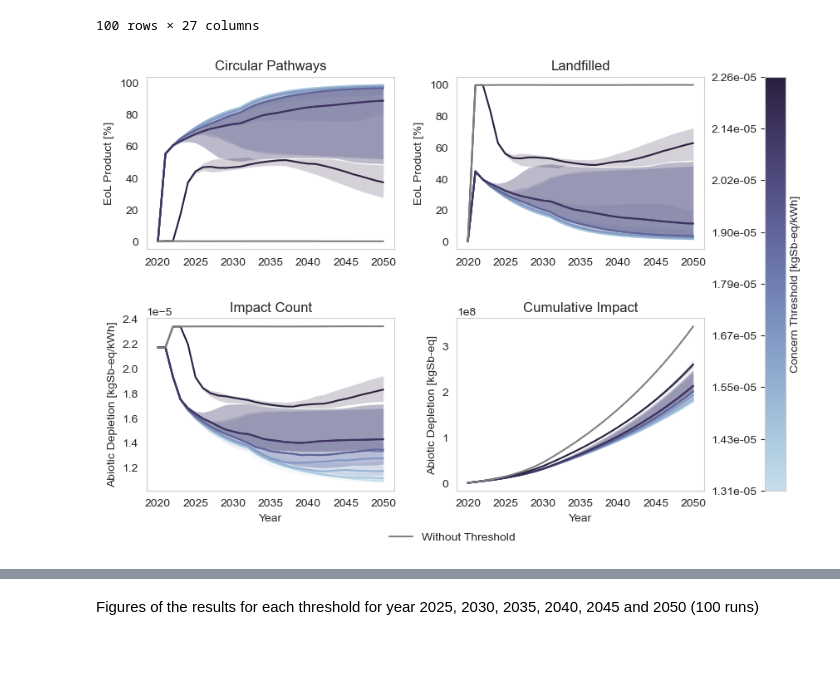
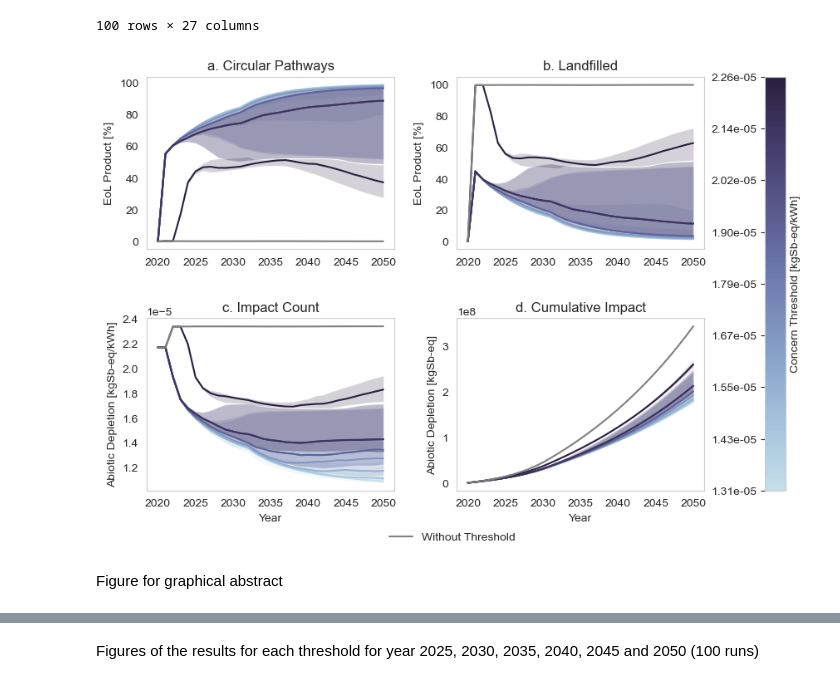
Before and after one commit to rivm-syso/PV-ABM-LCA, a Jupyter notebook: batch_visualize.ipynb, the cells around one changed output, grey strips where cells are left out. Cells and saved outputs as stored; diff of their text form; code cells hidden in the pictures; blank space fills up the shorter version.

Commit message:
final changes to figures

```diff
--- a/batch_visualize.ipynb
+++ b/batch_visualize.ipynb
@@ -13,11 +13,11 @@ if USE:
     unit= "kgSb-eq/kWh"
 else:
     folder = "ClimateChange"
-    impact_score = "Climate Change [kgCO2-eq/kWh]"
-    cumulative_impact = "Climate Change [kgCO2-eq]"
-    threshold_c = "Concern Threshold [kgCO2-eq/kWh]"
-    threshold_i = "Indifference Threshold [kgCO2-eq/kWh]"
-    unit= "kgCO2-eq/kWh"
+    impact_score = "Climate Change [kgCO$_2$-eq/kWh]"
+    cumulative_impact = "Climate Change [kgCO$_2$-eq]"
+    threshold_c = "Concern Threshold [kgCO$_2$-eq/kWh]"
+    threshold_i = "Indifference Threshold [kgCO$_2$-eq/kWh]"
+    unit= "kgCO$_2$-eq/kWh"
 # %% [markdown]
 Load the data for a run combining 10 threshold of concern with 10 thresholds of indifference
 # %%
@@ -179,7 +179,7 @@ from matplotlib.lines import Line2D
 
 # Set the concern threshold
 unique_thresholds1 = np.sort(results_df_agg['threshold_concern'].unique())
-concern_threshold = unique_thresholds1[7]  ############################## Change the index to select the concern threshold
+concern_threshold = unique_thresholds1[7]  ### Change the index to select the concern threshold
 
 # Filter the DataFrame
 filtered_df = results_df_agg[(results_df_agg["seed"] == 1) & (results_df_agg["threshold_concern"] == concern_threshold) & (results_df_agg["threshold_indifference"] < 0.9*concern_threshold)]
@@ -194,10 +194,10 @@ fig, axs = plt.subplots(2, 2, figsize=(9, 6))
 
 # Plot configurations
 plot_configs = [
-    {"y": "EoL - circular pathways", "ylabel": "EoL product [%]", "title": "Circular Pathways", "ax": axs[0, 0]},
-    {"y": "EoL - landfilled", "ylabel": "EoL product [%]", "title": "Landfilled", "ax": axs[0, 1]},
-    {"y": "Cumulative impact", "ylabel": cumulative_impact, "xlabel": "Year", "title": "Cumulative Impact", "ax": axs[1, 1]},
-    {"y": "Impact count", "ylabel": impact_score, "xlabel": "Year", "title": "Impact Count", "ax": axs[1, 0]},
+    {"y": "EoL - circular pathways", "ylabel": "EoL product [%]", "title": "a. Circular Pathways", "ax": axs[0, 0]},
+    {"y": "EoL - landfilled", "ylabel": "EoL product [%]", "title": "b. Landfilled", "ax": axs[0, 1]},
+    {"y": "Cumulative impact", "ylabel": cumulative_impact, "xlabel": "Year", "title": "d. Cumulative Impact", "ax": axs[1, 1]},
+    {"y": "Impact count", "ylabel": impact_score, "xlabel": "Year", "title": "c. Impact Count", "ax": axs[1, 0]},
 ]
 
 # Create line plots
@@ -410,10 +406,10 @@ fig, axs = plt.subplots(2, 2, figsize=(9, 6))
 
 # Plot configurations
 plot_configs = [
-    {"y": "EoL - circular pathways_<lambda_1>", "y_25": "EoL - circular pathways_<lambda_0>", "y_75": "EoL - circular pathways_<lambda_2>", "ylabel": "EoL Product [%]", "title": "Circular Pathways", "ax": axs[0, 0]},
-    {"y": "EoL - landfilled_<lambda_1>", "y_25": "EoL - landfilled_<lambda_0>", "y_75": "EoL - landfilled_<lambda_2>", "ylabel": "EoL Product [%]", "title": "Landfilled", "ax": axs[0, 1]},
-    {"y": "Cumulative impact_quantile_50", "y_25": "Cumulative impact_quantile_25", "y_75": "Cumulative impact_quantile_75","ylabel": cumulative_impact, "xlabel": "Year", "title": "Cumulative Impact", "ax": axs[1, 1]},
-    {"y": "Impact count_<lambda_1>", "y_25": "Impact count_<lambda_0>", "y_75": "Impact count_<lambda_2>", "ylabel": impact_score, "xlabel": "Year", "title": "Impact Count", "ax": axs[1, 0]},
+    {"y": "EoL - circular pathways_<lambda_1>", "y_25": "EoL - circular pathways_<lambda_0>", "y_75": "EoL - circular pathways_<lambda_2>", "ylabel": "EoL Product [%]", "title": "a. Circular Pathways", "ax": axs[0, 0]},
+    {"y": "EoL - landfilled_<lambda_1>", "y_25": "EoL - landfilled_<lambda_0>", "y_75": "EoL - landfilled_<lambda_2>", "ylabel": "EoL Product [%]", "title": "b. Landfilled", "ax": axs[0, 1]},
+    {"y": "Cumulative impact_quantile_50", "y_25": "Cumulative impact_quantile_25", "y_75": "Cumulative impact_quantile_75","ylabel": cumulative_impact, "xlabel": "Year", "title": "d. Cumulative Impact", "ax": axs[1, 1]},
+    {"y": "Impact count_<lambda_1>", "y_25": "Impact count_<lambda_0>", "y_75": "Impact count_<lambda_2>", "ylabel": impact_score, "xlabel": "Year", "title": "c. Impact Count", "ax": axs[1, 0]},
 ]
 
 # Identify thresholds that produce unique results
@@ -433,7 +429,7 @@ norm = plt.Normalize(min(unique_thresholds), max(unique_thresholds_1))
 filtered_df = results_df[results_df["threshold_concern"].isin(unique_thresholds)]
 
 # Create line plots with shaded areas for the 25th and 75th percentiles
-for config in plot_configs:
+for i, config in enumerate(plot_configs):
     for key, grp in filtered_df.groupby("threshold_concern"):
         ax = config["ax"]
         x = grp["Year"]
@@ -452,32 +448,34 @@ for config in plot_configs:
 
         ax.set(ylabel=config["ylabel"], title=config["title"])
         if "xlabel" in config:
             ax.set(xlabel=config["xlabel"])
 
 # Disable grid for clarity
 for ax in axs.flat:
     ax.grid(False)
 
 # Adjust spacing between subplots
 plt.subplots_adjust(top=0.95, bottom=0.12, right=0.999, left=0.1, hspace=0.4, wspace=0.25)
 
 # Create a single color bar for the thresholds
 sm = plt.cm.ScalarMappable(cmap=color_palette, norm=norm)
 sm.set_array([])
 cbar = fig.colorbar(sm, ax=axs, orientation="vertical", fraction=0.08, pad=0.09)
 cbar.set_label(threshold_c)
 cbar.set_ticks(unique_thresholds_1)
 cbar.ax.yaxis.tick_left()
 cbar.set_ticklabels([f"{val:.2e}" for val in unique_thresholds_1])
 
 # Add grey line legend for the maximum threshold
 custom_lines = [Line2D([0], [0], color="grey", linestyle="-", lw=1.5, label="Without Threshold")]
 fig.legend(handles=custom_lines, loc="lower center", fontsize=10, frameon=False)
 
 # Save the plot
-plt.savefig(f"results/{folder}/lineplotconcern_sd.png", dpi=300)
+plt.savefig(f"results/{folder}/lineplotconcern_%.png", dpi=300)
 
 # Show the plot
 plt.show()
 # %% [output]
-[figure, old version]
+[figure, new version]
+# %% [markdown]
+Figure for graphical abstract
```
Also changed, not shown: parts of 6 cells of this notebook.
